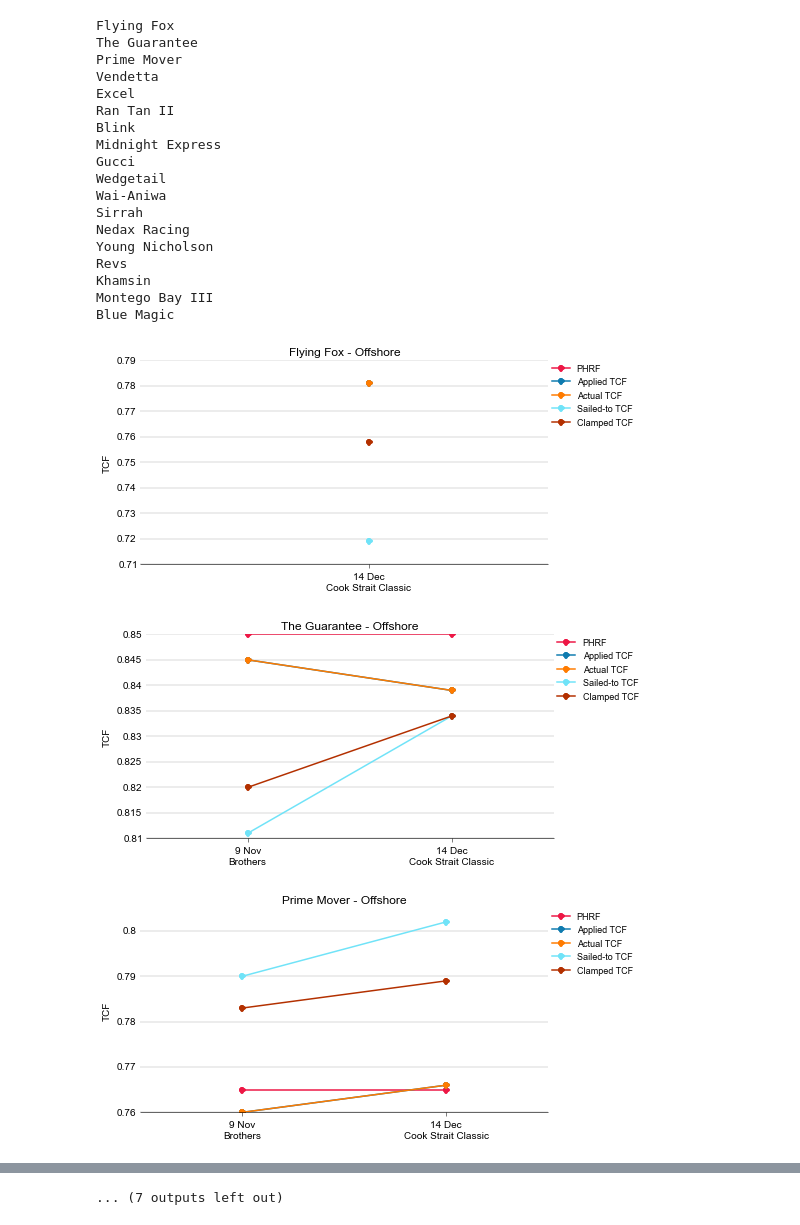
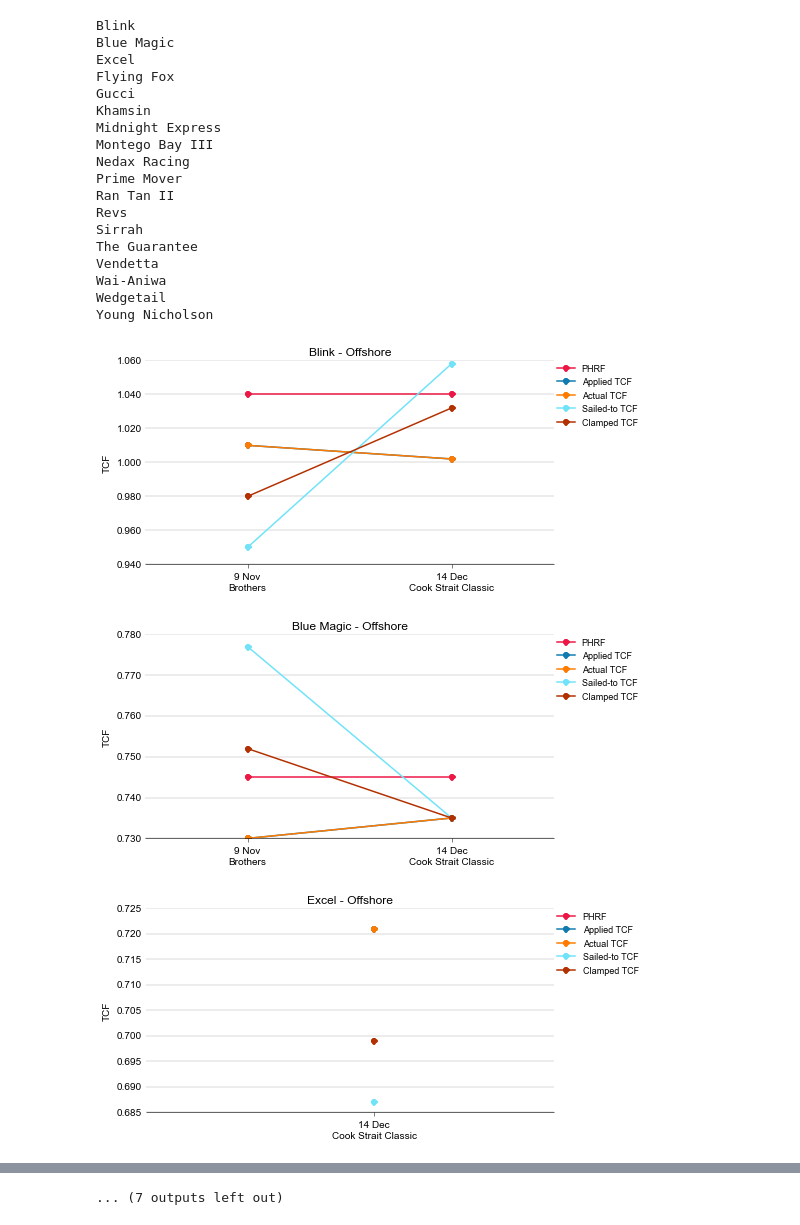
Before and after one commit to drphilbishop/RPNYC_race_analysis, a Jupyter notebook: plotTCFs.ipynb, the cells around one changed output, grey strips where cells are left out. Drawn from its saved outputs; the diff is of its cells as text; code cells hidden in the pictures.

```diff
--- a/plotTCFs.ipynb
+++ b/plotTCFs.ipynb
@@ -13,6 +17,8 @@ import pandas as pd
 import datetime as dt
 import dateutil
 import eaplots.plots as eap
+import eaplots.reportwriter as eaprw
+import cStringIO
 import os
 
 datapath  = os.getcwd() + '\\'
@@ -31,6 +37,17 @@ pd.set_option('display.max_info_columns',10000)
 pd.set_option('display.height',1000)
 pd.set_option('display.max_seq_items',100)
 pd.set_option('display.multi_sparse', True)
+
+
+imgdata = {}
+todaysDate = str(dt.datetime.now().date())
+reportTitle = "TCFs - " + handicap
+subtitle = todaysDate
+footerText = todaysDate
+bullets = ["Applied TCF is the TCF that was used on race day to compute corrected times on club handicap",
+           "Actual TCF is what Applied TCF should have been if things were done according to the formula (hopefully Applied TCF and Actual TCF are identical!)",
+           "Sailed-to TCF is a measure of how a boat performed on the day relative to the reference or median boat for the fleet",
+           "Clamped TCF is the clamped sailed-to TCF that feeds into the formula used to adjust TCFs ahead of the next race"]
 # %%
 # Read in the TCF data from a CSV file
 TCFdata = pd.read_csv(datapath+inputFile,sep=',',parse_dates=True,dayfirst=True)
@@ -41,9 +58,10 @@ TCFdata = TCFdata[TCFdata['Handicap']==handicap]
 # Replace the nan's with zeroes
 TCFdata.fillna(value=0)
 
-# Get a unique list of boats from TCFdata
+# Get a unique list of boats from TCFdata and sort boats alphabetically
 boats = list(set(TCFdata['Boat name']))
 #boats = 'Wedgetail'
+boats.sort()
 
 # Rename some columns in TCFdata so that plot legends look prettier
 TCFdata.rename(columns={'TCFapplied': 'Applied TCF', 'TCFactual': 'Actual TCF', \
@@ -72,48 +90,53 @@ for boat in boats:
     print boat
     boatData = TCFdata[boatcols]
     boatData = boatData[TCFdata['Boat name']==boat]
     if not math.isnan(sum(boatData['Applied TCF'], boatData['Actual TCF'], boatData['Sailed-to TCF'], boatData['Clamped TCF'])):
         #print boat
 
         columnsToPlot = boatData.columns.tolist()
         columnsToPlot.remove('Date')
         columnsToPlot.remove('Series')
         columnsToPlot.remove('Race')
         columnsToPlot.remove('Xlabels')
 
         eap.plotLine(
             boatData,
             figstyle = 2,
             figsize = 4,
             datatype = 'd',
-            output = outputDir,
+            outPath = outputDir,
             filename = boat,
             fileformat = '.png',
             xlabel = '',
             ylabel = 'TCF',
             columnsToPlot = columnsToPlot,
             xTickLabels = 'Xlabels',
-            title = boat + ' - ' + handicap
+            title = boat + ' - ' + handicap,
+            ylim = None,
+            decPlaces = 3,
             )
+    # Capture plot to go into PDF report
+    imgdata[boat] = cStringIO.StringIO()
+    gcf().savefig(imgdata[boat], format = 'PDF',  bbox_inches = 'tight')
 # %% [output]
+Blink
+Blue Magic
+Excel
 Flying Fox
+Gucci
+Khamsin
+Midnight Express
+Montego Bay III
+Nedax Racing
+Prime Mover
+Ran Tan II
+Revs
+Sirrah
 The Guarantee
-Prime Mover
 Vendetta
-Excel
-Ran Tan II
-Blink
-Midnight Express
-Gucci
+Wai-Aniwa
 Wedgetail
-Wai-Aniwa
-Sirrah
-Nedax Racing
 Young Nicholson
-Revs
-Khamsin
-Montego Bay III
-Blue Magic
-[figure, old version]
+[figure, new version]
-[figure, old version]
+[figure, new version]
-[figure, old version]
+[figure, new version]
```
Also changed, not shown: parts of 5 cells of this notebook, 1 other file.
